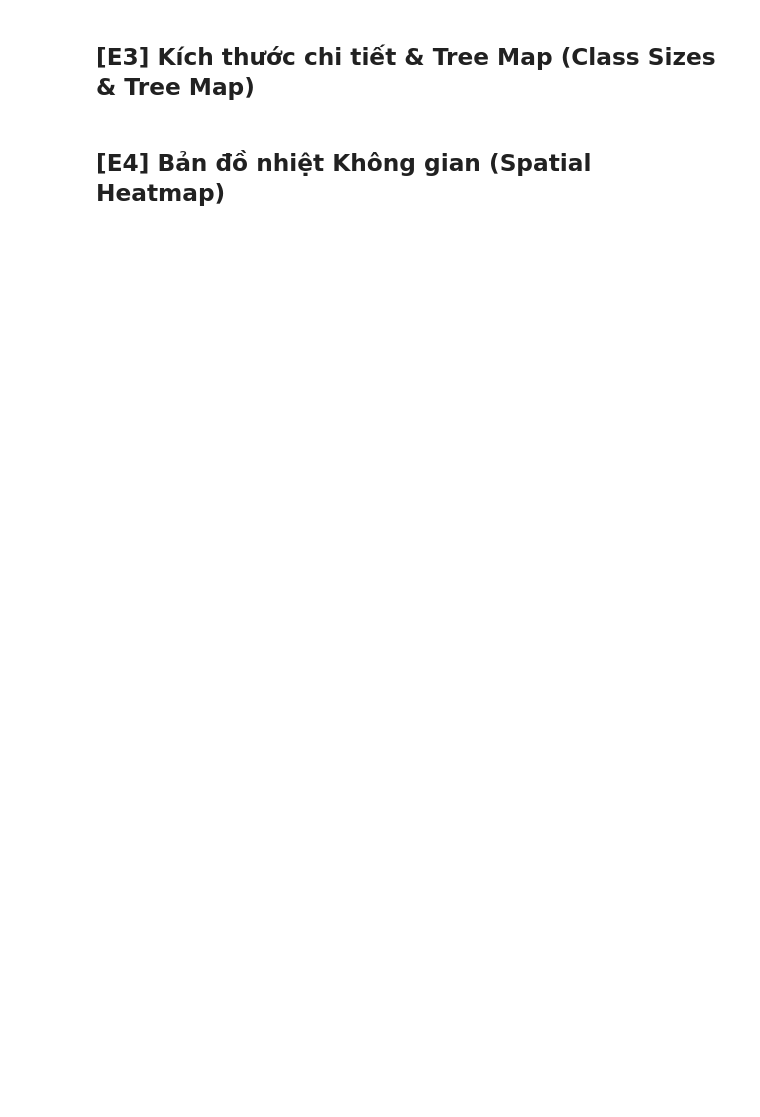
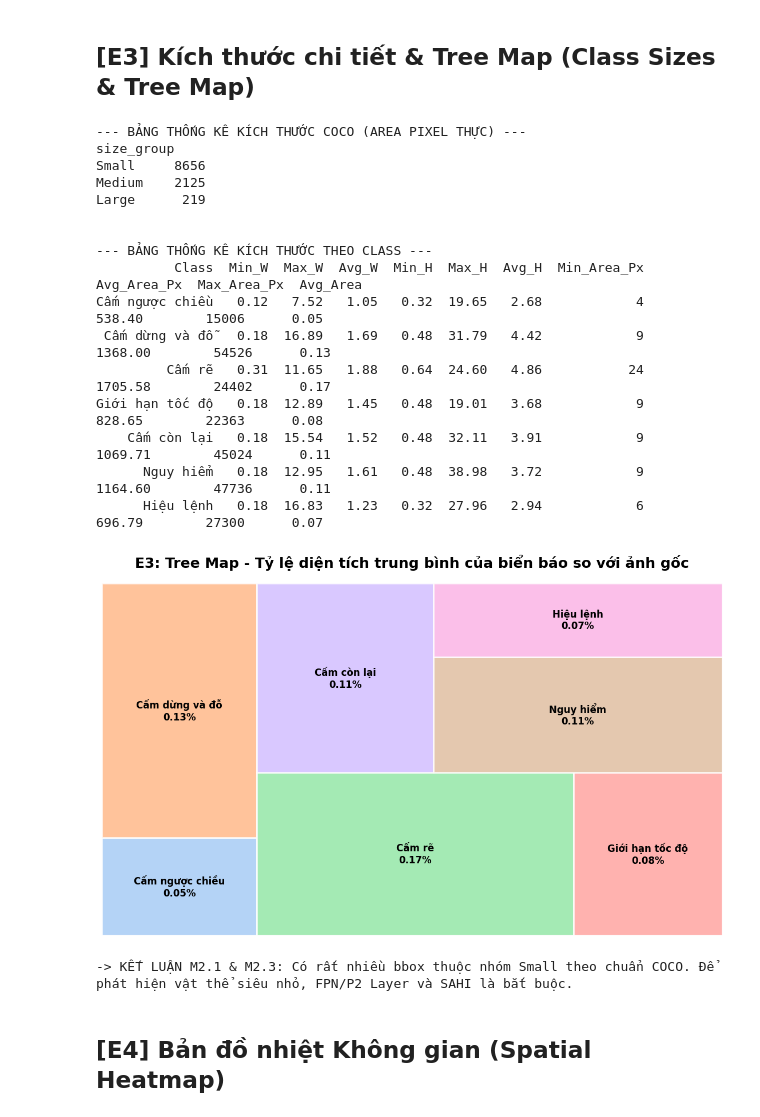
Before and after one commit to vtdung23/Object-Detection-Application, a Jupyter notebook: Traffic-Sign-Detection-ZaloAI/data_preparation/eda_analysis.ipynb, the cells around one changed output. Saved outputs shown, nothing was run; the diff lists cells and outputs as text; code cells hidden in the pictures; blank space fills up the shorter version.

```diff
--- a/Traffic-Sign-Detection-ZaloAI/data_preparation/eda_analysis.ipynb
+++ b/Traffic-Sign-Detection-ZaloAI/data_preparation/eda_analysis.ipynb
@@ -17,10 +17,10 @@ import squarify # Cần cài đặt: pip install squarify
 # ==========================================
 # CẤU HÌNH ĐƯỜNG DẪN TỚI THƯ MỤC DATA
 # ==========================================
-DATA_DIR = r"D:\Học thống kê\Final Project\data"
+DATA_DIR = r"G:\HocKi9\Học Thống Kê\topic_final\final\archive\za_traffic_2020\traffic_train"
 JSON_PATH = os.path.join(DATA_DIR, "train_traffic_sign_dataset.json")
 IMAGES_DIR = os.path.join(DATA_DIR, "images")
-REPORTS_DIR = r"D:\Học thống kê\Final Project\Traffic-Sign-Detection-ZaloAI\reports\charts"
+REPORTS_DIR = r"G:\HocKi9\Học Thống Kê\topic_final\final\Object-Detection-Application\Traffic-Sign-Detection-ZaloAI\reports\charts"
 os.makedirs(REPORTS_DIR, exist_ok=True)
 
 with open(JSON_PATH, 'r', encoding='utf-8') as f:
@@ -171,41 +196,77 @@ print("-> KẾT LUẬN M3.3: Có rất nhiều ảnh chứa 2, 3, 4 biển báo
 # %% [markdown]
 ## [E3] Kích thước chi tiết & Tree Map (Class Sizes & Tree Map)
 # %%
+# Bước E3 nâng cấp: tính cả diện tích bbox bằng pixel thật và phân loại theo chuẩn COCO
+# COCO Size: Small < 32x32 px, Medium từ 32x32 đến 96x96 px, Large > 96x96 px
+# Việc này rất quan trọng vì FPN/P2 thường cần làm tốt với vật thể siêu nhỏ.
 df_merged_e3 = df_merged_e1.copy()
-df_merged_e3['w_ratio'] = (df_merged_e3['bbox'].apply(lambda x: x[2]) / df_merged_e3['width']) * 100
-df_merged_e3['h_ratio'] = (df_merged_e3['bbox'].apply(lambda x: x[3]) / df_merged_e3['height']) * 100
+df_merged_e3['w_px'] = df_merged_e3['bbox'].apply(lambda x: x[2])
+df_merged_e3['h_px'] = df_merged_e3['bbox'].apply(lambda x: x[3])
+df_merged_e3['area_px'] = df_merged_e3['w_px'] * df_merged_e3['h_px']
+df_merged_e3['w_ratio'] = (df_merged_e3['w_px'] / df_merged_e3['width']) * 100
+df_merged_e3['h_ratio'] = (df_merged_e3['h_px'] / df_merged_e3['height']) * 100
+df_merged_e3['size_group'] = pd.cut(
+    df_merged_e3['area_px'],
+    bins=[0, 32 * 32, 96 * 96, np.inf],
+    labels=['Small', 'Medium', 'Large'],
+    right=False
+)
 
 stats = df_merged_e3.groupby('category_id').agg(
     Min_W=('w_ratio', 'min'), Max_W=('w_ratio', 'max'), Avg_W=('w_ratio', 'mean'),
     Min_H=('h_ratio', 'min'), Max_H=('h_ratio', 'max'), Avg_H=('h_ratio', 'mean'),
+    Min_Area_Px=('area_px', 'min'), Max_Area_Px=('area_px', 'max'), Avg_Area_Px=('area_px', 'mean'),
     Avg_Area=('area_ratio', 'mean')
 ).reset_index()
 stats['Class'] = stats['category_id'].map(categories)
 
 for col in stats.columns:
     if col not in ['category_id', 'Class']:
         stats[col] = stats[col].round(2)
 
-print("--- BẢNG THỐNG KÊ KÍCH THƯỚC (CLASS SIZES) ---")
-display_cols = ['Class', 'Min_W', 'Max_W', 'Avg_W', 'Min_H', 'Max_H', 'Avg_H', 'Avg_Area']
+coco_size_counts = df_merged_e3['size_group'].value_counts().reindex(['Small', 'Medium', 'Large'], fill_value=0)
+print("--- BẢNG THỐNG KÊ KÍCH THƯỚC COCO (AREA PIXEL THỰC) ---")
+print(coco_size_counts.to_string())
+print("\n")
+print("--- BẢNG THỐNG KÊ KÍCH THƯỚC THEO CLASS ---")
+display_cols = ['Class', 'Min_W', 'Max_W', 'Avg_W', 'Min_H', 'Max_H', 'Avg_H', 'Min_Area_Px', 'Avg_Area_Px', 'Max_Area_Px', 'Avg_Area']
 print(stats[display_cols].to_string(index=False))
 print("\n")
 
 plt.figure(figsize=(14, 8))
 labels = [f"{row['Class']}\n{row['Avg_Area']}%" for idx, row in stats.iterrows()]
 sizes = stats['Avg_Area'].values
 colors = sns.color_palette('pastel')[0:len(labels)]
 
 try:
     squarify.plot(sizes=sizes, label=labels, color=colors, alpha=0.8, edgecolor='white', linewidth=2, text_kwargs={'fontsize':12, 'weight':'bold'})
     plt.title('E3: Tree Map - Tỷ lệ diện tích trung bình của biển báo so với ảnh gốc', fontsize=18, fontweight='bold', pad=20)
     plt.axis('off')
     plt.savefig(os.path.join(REPORTS_DIR, 'E3_treemap_sizes.png'), bbox_inches='tight', dpi=300)
     plt.show()
 except NameError:
     print("Vui lòng cài đặt squarify: pip install squarify")
 
-print("-> KẾT LUẬN M2.1 & M2.3: Diện tích trung bình chỉ < 1%. Chắc chắn là Small Object Detection. Cần SAHI và P2 Layer.")
+print("-> KẾT LUẬN M2.1 & M2.3: Có rất nhiều bbox thuộc nhóm Small theo chuẩn COCO. Để phát hiện vật thể siêu nhỏ, FPN/P2 Layer và SAHI là bắt buộc.")
+# %% [output]
+--- BẢNG THỐNG KÊ KÍCH THƯỚC COCO (AREA PIXEL THỰC) ---
+size_group
+Small     8656
+Medium    2125
+Large      219
+
+
+--- BẢNG THỐNG KÊ KÍCH THƯỚC THEO CLASS ---
+          Class  Min_W  Max_W  Avg_W  Min_H  Max_H  Avg_H  Min_Area_Px  Avg_Area_Px  Max_Area_Px  Avg_Area
+Cấm ngược chiều   0.12   7.52   1.05   0.32  19.65   2.68            4       538.40        15006      0.05
+ Cấm dừng và đỗ   0.18  16.89   1.69   0.48  31.79   4.42            9      1368.00        54526      0.13
+         Cấm rẽ   0.31  11.65   1.88   0.64  24.60   4.86           24      1705.58        24402      0.17
+Giới hạn tốc độ   0.18  12.89   1.45   0.48  19.01   3.68            9       828.65        22363      0.08
+    Cấm còn lại   0.18  15.54   1.52   0.48  32.11   3.91            9      1069.71        45024      0.11
+      Nguy hiểm   0.18  12.95   1.61   0.48  38.98   3.72            9      1164.60        47736      0.11
+      Hiệu lệnh   0.18  16.83   1.23   0.32  27.96   2.94            6       696.79        27300      0.07
+[figure, added]
+-> KẾT LUẬN M2.1 & M2.3: Có rất nhiều bbox thuộc nhóm Small theo chuẩn COCO. Để phát hiện vật thể siêu nhỏ, FPN/P2 Layer và SAHI là bắt buộc.
 # %% [markdown]
 ## [E4] Bản đồ nhiệt Không gian (Spatial Heatmap)
 # %%
```
Also changed, not shown: parts of 10 cells of this notebook, 9 other files.
